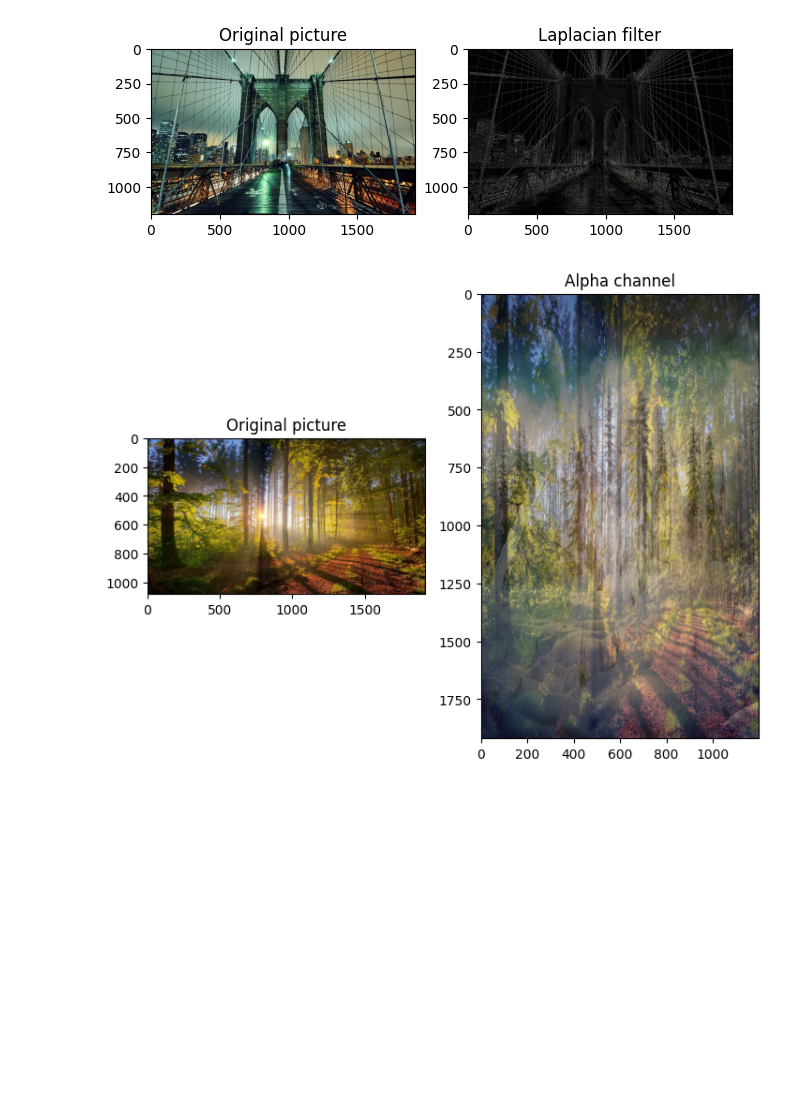
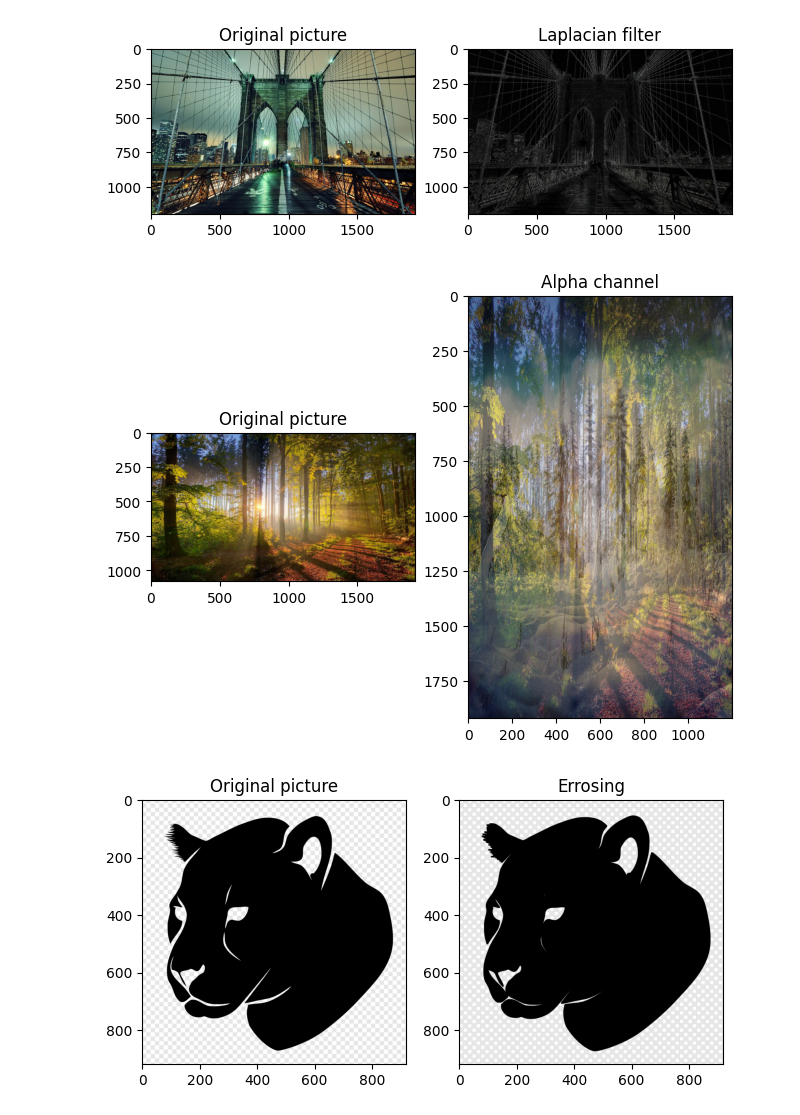
Before and after one commit to Lunteg/KompVision, a Jupyter notebook: cv_task3/task3.ipynb, the cells around one changed output. Drawn from its saved outputs; the diff is of its cells as text; code cells hidden in the pictures; blank space fills up the shorter version.

Commit message:
Add Morphological Transformations

```diff
--- a/cv_task3/task3.ipynb
+++ b/cv_task3/task3.ipynb
@@ -92,6 +92,27 @@ def alpha_channel(image_name1, image_name2, alpha):
 
     return cv2.addWeighted(img1, alpha, img2, 1 - alpha, 0)
 
+def errosion(image_name1):
+    img = cv2.imread(image_name1)
+    kernel = np.ones((5,5),np.uint8)
+    return cv2.erode(img,kernel,iterations = 1)
+
+def dilation(image_name1):
+    img = cv2.imread(image_name1)
+    kernel = np.ones((5,5),np.uint8)
+    return cv2.dilate(img,kernel,iterations = 1)
+
+def opening(image_name1):
+    img = cv2.imread(image_name1)
+    kernel = np.ones((5,5),np.uint8)
+    return cv2.morphologyEx(img, cv2.MORPH_OPEN, kernel)
+
+def closing(image_name1):
+    img = cv2.imread(image_name1)
+    kernel = np.ones((5,5),np.uint8)
+    return cv2.morphologyEx(img, cv2.MORPH_CLOSE, kernel)
+
+
 class BaseWindow(tk.Tk):
     def __init__(self, img1, str1, img2, str2):
         super().__init__()
@@ -118,31 +139,47 @@ if __name__ == "__main__":
     BaseWindow(img, 'Original picture', local_equalized_img, 'Localy equalized').mainloop()
     # Выравнивание гистограммы
     globally_equalized_img = equalize_histogram(img_name)
     BaseWindow(img, 'Original picture', globally_equalized_img, 'Globally equalized').mainloop()
     # Гауссовское размытие
     blured_img = gaussian_blur(img_name)
     BaseWindow(img, 'Original picture', blured_img, 'Gaussian blur').mainloop()
     # Фильтр Собеля по оси X
     sobel_x_img = sobel_filter_x(img_name)
     BaseWindow(img, 'Original picture', sobel_x_img, 'Sobel filter X').mainloop()
     # Фильтр Собеля по оси Y
     sobel_y_img = sobel_filter_y(img_name)
     BaseWindow(img, 'Original picture', sobel_y_img, 'Sobel filter Y').mainloop()
     # Фильтр Лапласа
     laplacian_img = laplacian_filter(img_name)
     BaseWindow(img, 'Original picture', laplacian_img, 'Laplacian filter').mainloop()
     # Альфа канал
     img = cv2.imread("summer.jpg")
     alpha_channel_img = alpha_channel("summer.jpg", "winter.jpg", 0.6)
     BaseWindow(img, 'Original picture', alpha_channel_img, 'Alpha channel').mainloop()
+    #Морфологические
+    img_name = "tiger.png"
+    img = cv2.imread(img_name)
+    errosion_img = errosion(img_name)
+    BaseWindow(img, 'Original picture', errosion_img, 'Errosing').mainloop()
+
+
+    dilation_img = dilation(img_name)
+    BaseWindow(img, 'Original picture', dilation_img, ' dilation').mainloop()
+
+    opening_img = opening(img_name)
+    BaseWindow(img, 'Original picture', opening_img, 'opening').mainloop()
+
+    closing_img = closing(img_name)
+    BaseWindow(img, 'Original picture', closing_img, 'closing').mainloop()
 # %% [output]
 Clipping input data to the valid range for imshow with RGB data ([0..1] for floats or [0..255] for integers).
 Clipping input data to the valid range for imshow with RGB data ([0..1] for floats or [0..255] for integers).
 Clipping input data to the valid range for imshow with RGB data ([0..1] for floats or [0..255] for integers).
 [figure]
 [figure]
 [figure]
 [figure]
 [figure]
 [figure]
-[figure, old version]
+[figure, new version]
+[figure, added]
```
Also changed, not shown: parts of 1 cell of this notebook, 5 other files.
